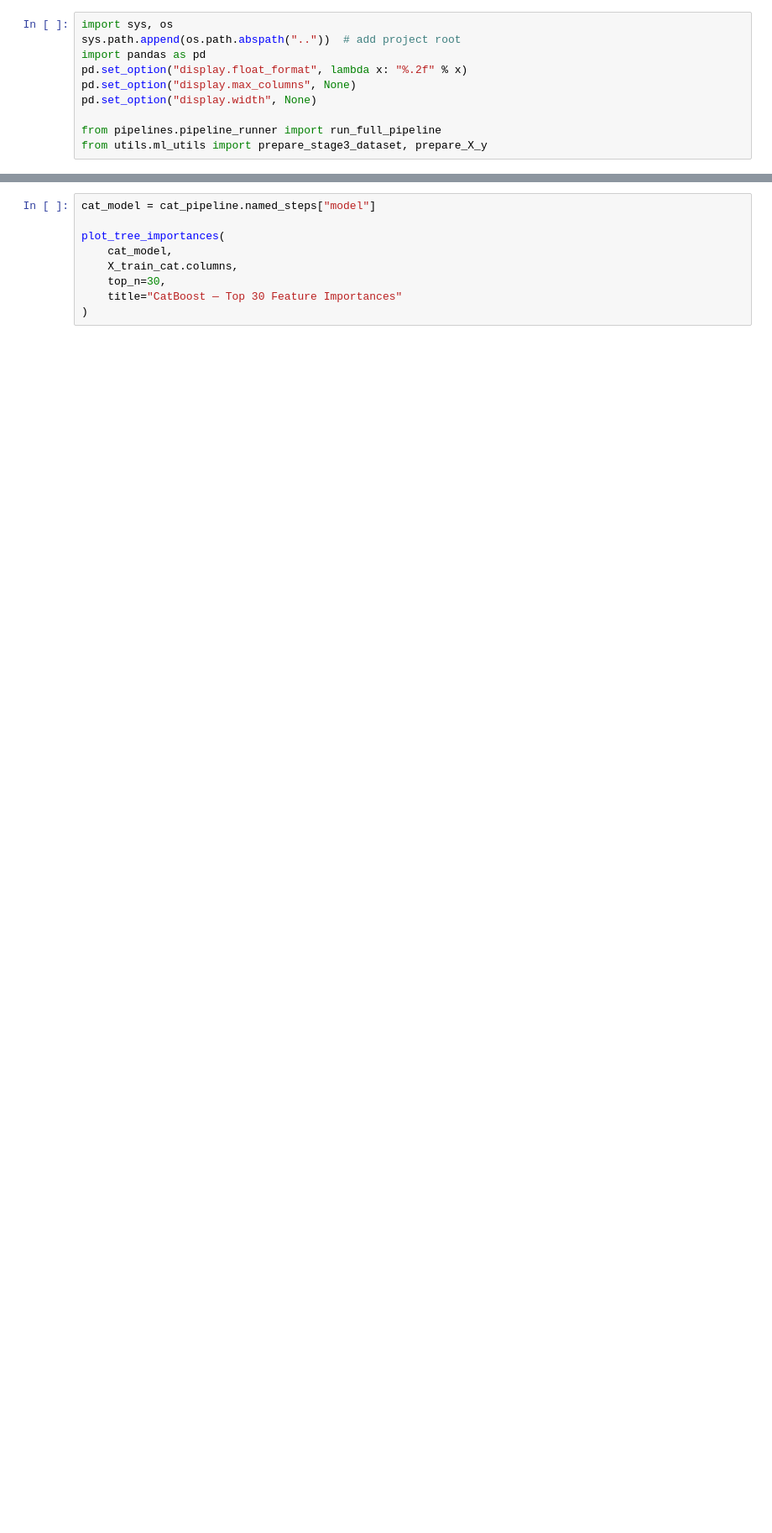
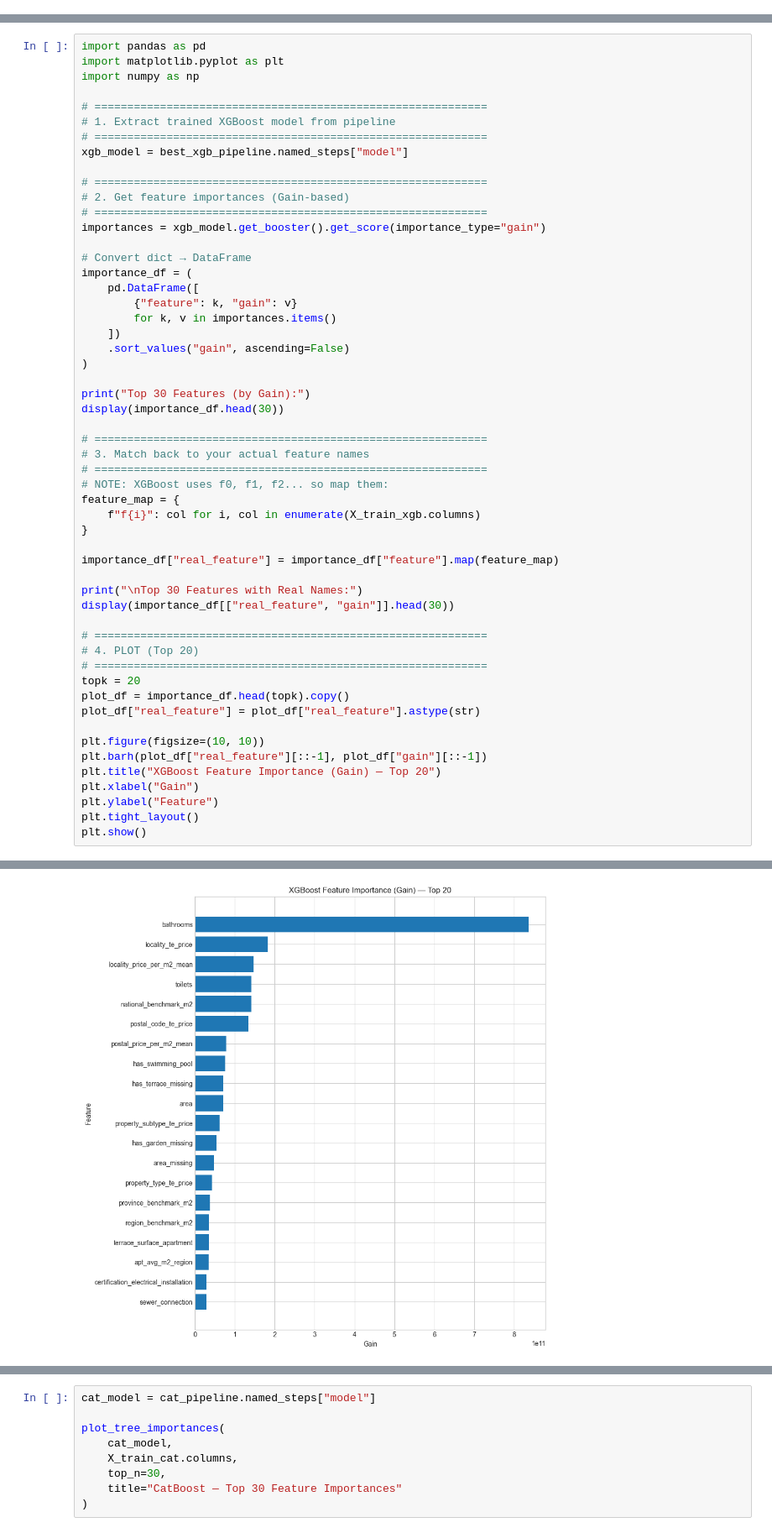
Before and after one commit to AmineSam/immo-eliza-Amine, a Jupyter notebook: notebooks/analysis.ipynb, the cells around one changed output, grey strips where cells are left out. Shown at 84% size. Cells and saved outputs as stored; diff of their text form; blank space fills up the shorter version.

```diff
--- a/notebooks/analysis.ipynb
+++ b/notebooks/analysis.ipynb
@@ -1,10 +0,0 @@
-# %%
-import sys, os
-sys.path.append(os.path.abspath(".."))  # add project root
-import pandas as pd
-pd.set_option("display.float_format", lambda x: "%.2f" % x)
-pd.set_option("display.max_columns", None)
-pd.set_option("display.width", None)
-
-from pipelines.pipeline_runner import run_full_pipeline
-from utils.ml_utils import prepare_stage3_dataset, prepare_X_y
@@ -1151,0 +720,55 @@ plot_tree_importances(
+# %%
+import pandas as pd
+import matplotlib.pyplot as plt
+import numpy as np
+
+# ============================================================
+# 1. Extract trained XGBoost model from pipeline
+# ============================================================
+xgb_model = best_xgb_pipeline.named_steps["model"]
+
+# ============================================================
+# 2. Get feature importances (Gain-based)
+# ============================================================
+importances = xgb_model.get_booster().get_score(importance_type="gain")
+
+# Convert dict → DataFrame
+importance_df = (
+    pd.DataFrame([
+        {"feature": k, "gain": v}
+        for k, v in importances.items()
+    ])
+    .sort_values("gain", ascending=False)
+)
+
+print("Top 30 Features (by Gain):")
+display(importance_df.head(30))
+
+# ============================================================
+# 3. Match back to your actual feature names
+# ============================================================
+# NOTE: XGBoost uses f0, f1, f2... so map them:
+feature_map = {
+    f"f{i}": col for i, col in enumerate(X_train_xgb.columns)
+}
+
+importance_df["real_feature"] = importance_df["feature"].map(feature_map)
+
+print("\nTop 30 Features with Real Names:")
+display(importance_df[["real_feature", "gain"]].head(30))
+
+# ============================================================
+# 4. PLOT (Top 20)
+# ============================================================
+topk = 20
+plot_df = importance_df.head(topk).copy()
+plot_df["real_feature"] = plot_df["real_feature"].astype(str)
+
+plt.figure(figsize=(10, 10))
+plt.barh(plot_df["real_feature"][::-1], plot_df["gain"][::-1])
+plt.title("XGBoost Feature Importance (Gain) — Top 20")
+plt.xlabel("Gain")
+plt.ylabel("Feature")
+plt.tight_layout()
+plt.show()
+# %% [output]
@@ -1151,0 +811 @@ plot_tree_importances(
+[figure, added]
```
Also changed, not shown: parts of 29 cells of this notebook, 22 other files.
